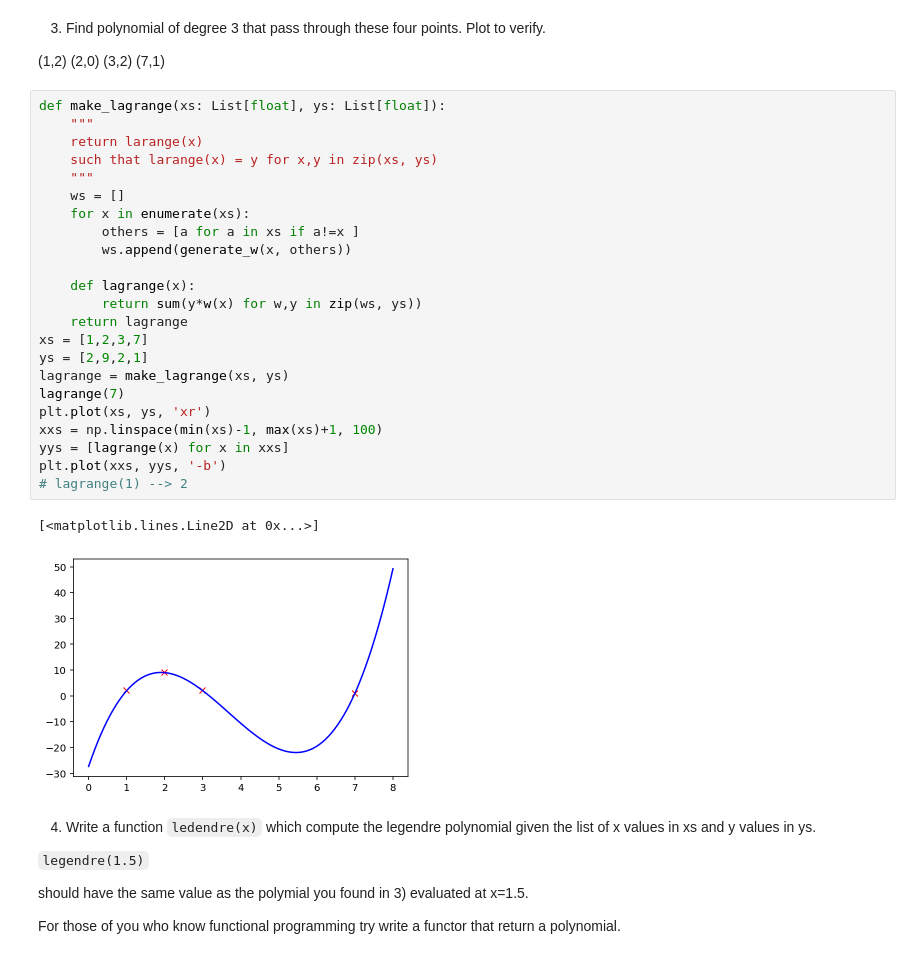
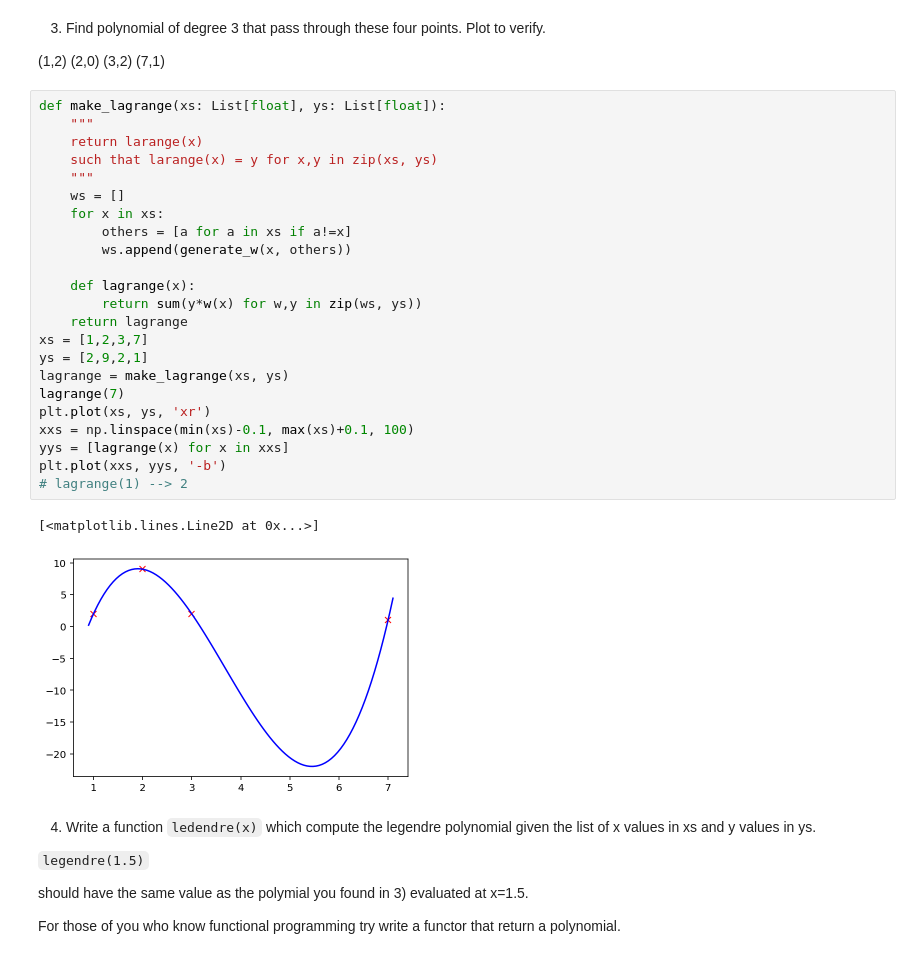
Before and after one commit to MUIC-Numerical-Methods-2018/Exercise-3, a Jupyter notebook: 03 Interpolation and Integration.ipynb, the cells around one changed output. Drawn from its saved outputs; the diff is of its cells as text.

```diff
--- a/03 Interpolation and Integration.ipynb
+++ b/03 Interpolation and Integration.ipynb
@@ -63,29 +63,29 @@ a[2:]
 # %%
 def make_lagrange(xs: List[float], ys: List[float]):
     """
     return larange(x)
     such that larange(x) = y for x,y in zip(xs, ys)
     """
     ws = []
-    for x in enumerate(xs):
-        others = [a for a in xs if a!=x ]
+    for x in xs:
+        others = [a for a in xs if a!=x]
         ws.append(generate_w(x, others))
 
     def lagrange(x):
         return sum(y*w(x) for w,y in zip(ws, ys))
     return lagrange
 xs = [1,2,3,7]
 ys = [2,9,2,1]
 lagrange = make_lagrange(xs, ys)
 lagrange(7)
 plt.plot(xs, ys, 'xr')
-xxs = np.linspace(min(xs)-1, max(xs)+1, 100)
+xxs = np.linspace(min(xs)-0.1, max(xs)+0.1, 100)
 yys = [lagrange(x) for x in xxs]
 plt.plot(xxs, yys, '-b')
 # lagrange(1) --> 2
 # %% [output]
 [<matplotlib.lines.Line2D at 0x...>]
-[figure, old version]
+[figure, new version]
 # %% [markdown]
 4) Write a function `ledendre(x)` which compute the legendre polynomial given the list of x values in xs and y values in ys.
 
```
